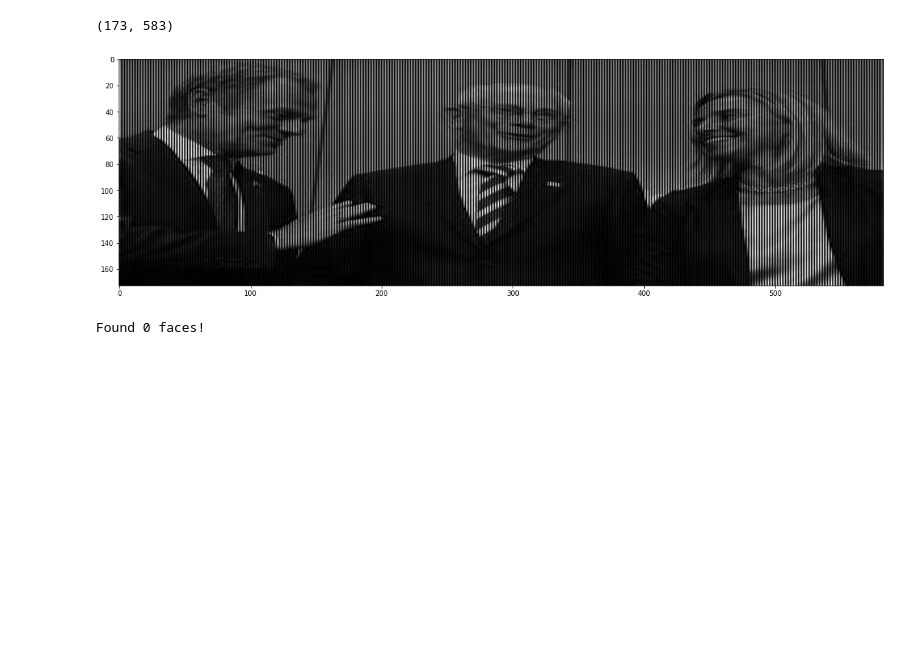
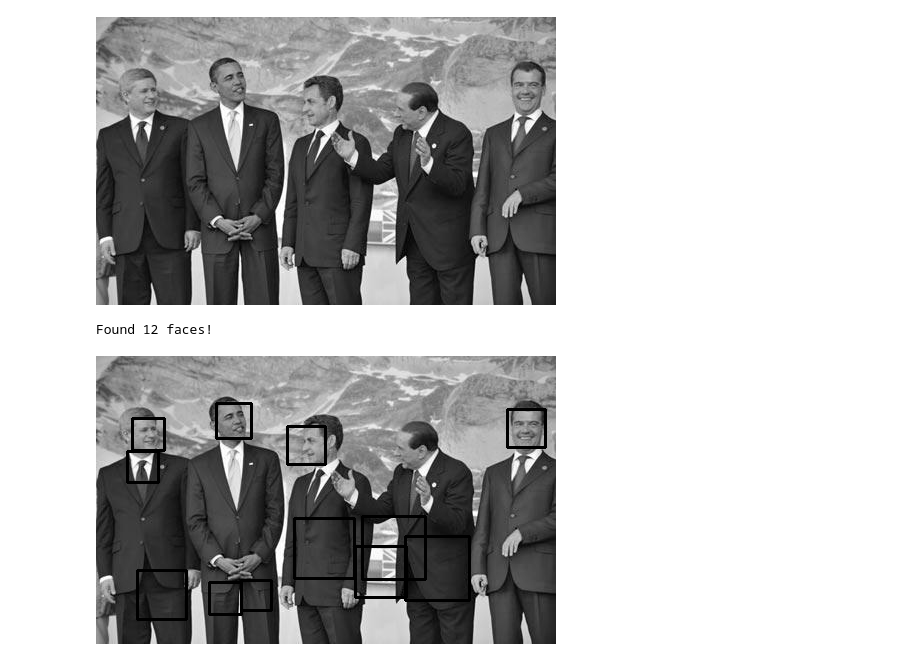
Before and after one commit to ToluGb/Projects, a Jupyter notebook: Tolu_Oloruniisola.ipynb, the cells around one changed output. Cells and saved outputs as stored; diff of their text form; code cells hidden in the pictures; blank space fills up the shorter version.

```diff
--- a/Tolu_Oloruniisola.ipynb
+++ b/Tolu_Oloruniisola.ipynb
@@ -129,15 +81,0 @@ Saving input01.txt to input01 (2).txt
-# %%
-import io
-
-img3 = np.genfromtxt(io.BytesIO(uploaded['input01.txt']), delimiter=",", skip_header=1)
-print(img3.shape)
-img3 = img3.astype(np.uint8)
-# %% [output]
-(173, 583)
-# %%
-# Show the image
-plt.figure (figsize=(20,20))
-plt.imshow(img3, cmap=plt.get_cmap('gray'))
-plt.show()
-# %% [output]
-[figure, removed]
@@ -165,4 +81,0 @@ faces = faceCascade.detectMultiScale(
-# %%
-print ("Found {} faces!".format(len(faces)))
-# %% [output]
-Found 0 faces!
@@ -168,0 +84,6 @@ Found 0 faces!
+# %%
+read_image('img_02', 'img_02_gray', 1.001)
+# %% [output]
+[figure, added]
+Found 12 faces!
+[figure, added]
```
Also changed, not shown: parts of 34 cells of this notebook.
